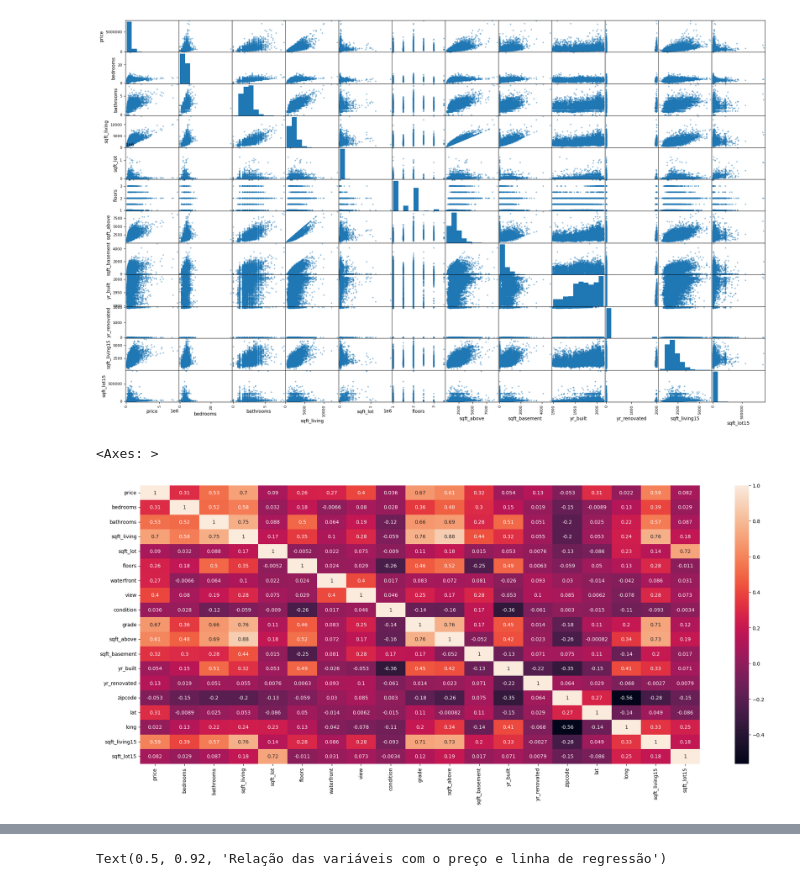
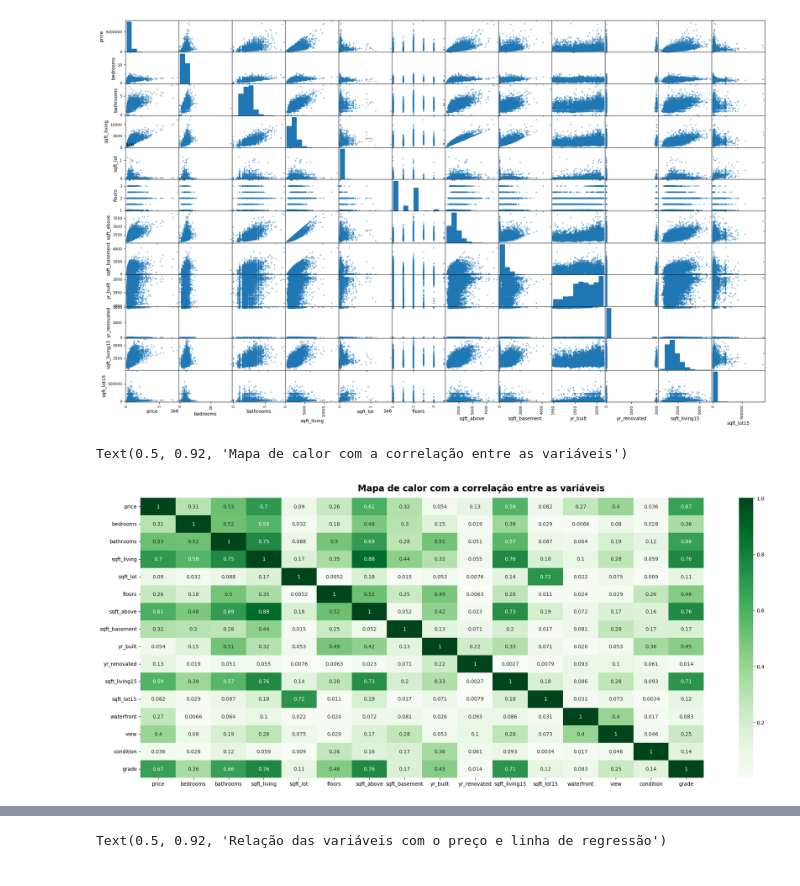
Before and after one commit to oiac23/house-prices-prediction, a Jupyter notebook: Modeling_Linear_Regression.ipynb, the cells around one changed output, grey strips where cells are left out. Drawn from its saved outputs; the diff is of its cells as text; code cells hidden in the pictures.

```diff
--- a/Modeling_Linear_Regression.ipynb
+++ b/Modeling_Linear_Regression.ipynb
@@ -60,3 +67,14 @@ Antes de criarmos o modelo de regressão, vamos primeiro explorar os dados:
+# %%
+sales.drop(
+        ['id'],
+        axis=1,
+        inplace=True
+        )
+sales.drop(
+        ['date'],
+        axis=1,
+        inplace=True
+        )
 # %%
 sales.head()
 # %% [output]
@@ -106,6 +119,3 @@ Remoção dos atributos *'id' e 'date'*
-# %%
-sales.drop(['id'],axis=1,inplace=True)
-sales.drop(['date'],axis=1,inplace=True)
 # %% [markdown]
 #### Verificação de quantos objetos contém valor igual a ZERO para cada um dos parâmetros
 Esta análise indica, de imediato, uma "luz vermelha" que devemos considerar quanto aos parâmetros **waterfront**, **view**, **yr_renovated** e **sqft_basement**.
@@ -265,8 +326,18 @@ array([[<Axes: xlabel='price', ylabel='price'>,
 [figure]
 # %%
 plt.figure(figsize=(25,10))
-sns.heatmap(sales.corr(), annot=True)
+sns.heatmap(
+    np.abs(sales[colunas_quant+colunas_quali].corr()),
+    annot=True,
+    cmap='Greens'
+    )
+plt.suptitle(
+    'Mapa de calor com a correlação entre as variáveis',
+    size='xx-large',
+    weight='bold',
+    y=0.92
+    )
 # %% [output]
-<Axes: >
+Text(0.5, 0.92, 'Mapa de calor com a correlação entre as variáveis')
-[figure, old version]
+[figure, new version]
 # %%
```
Also changed, not shown: parts of 39 cells of this notebook, 14 other files.
